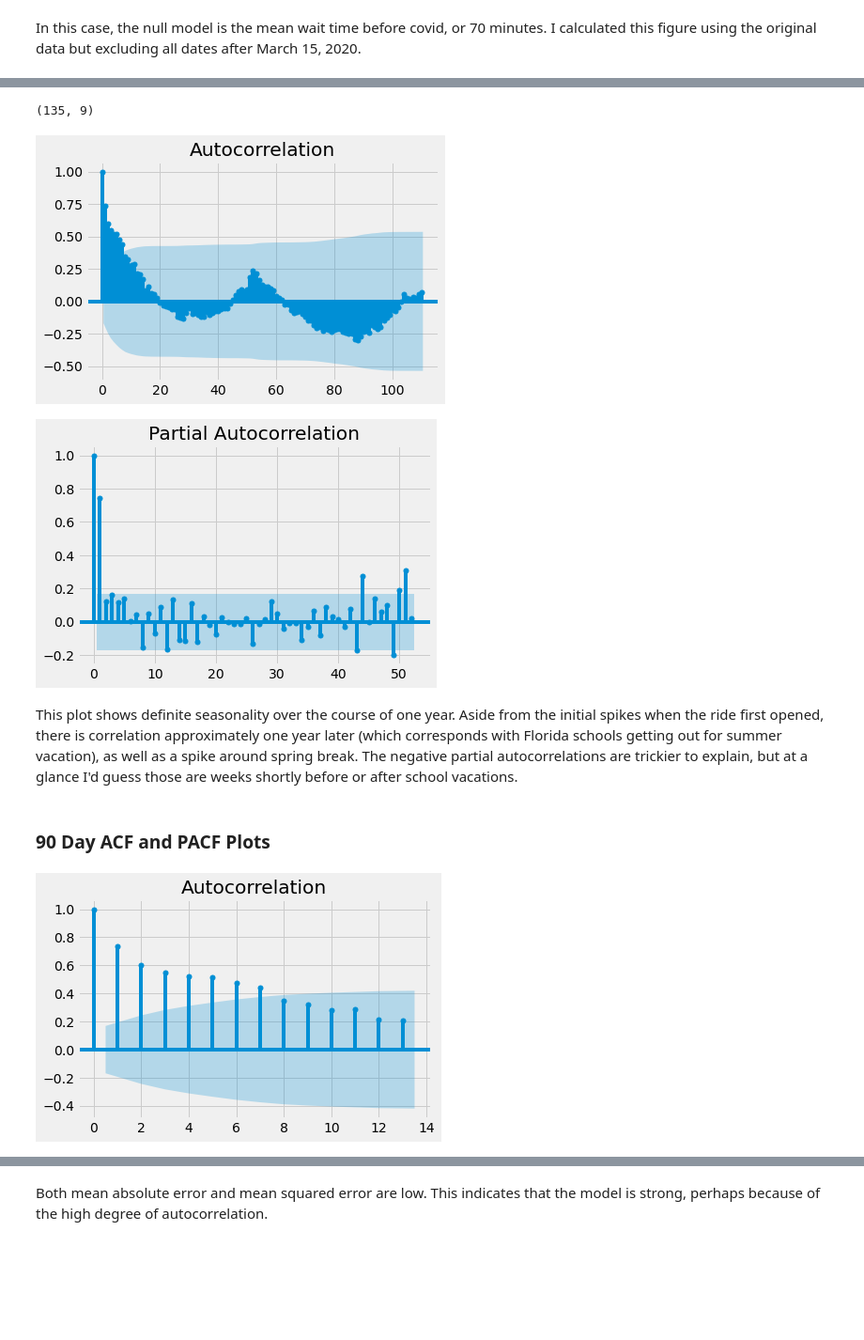
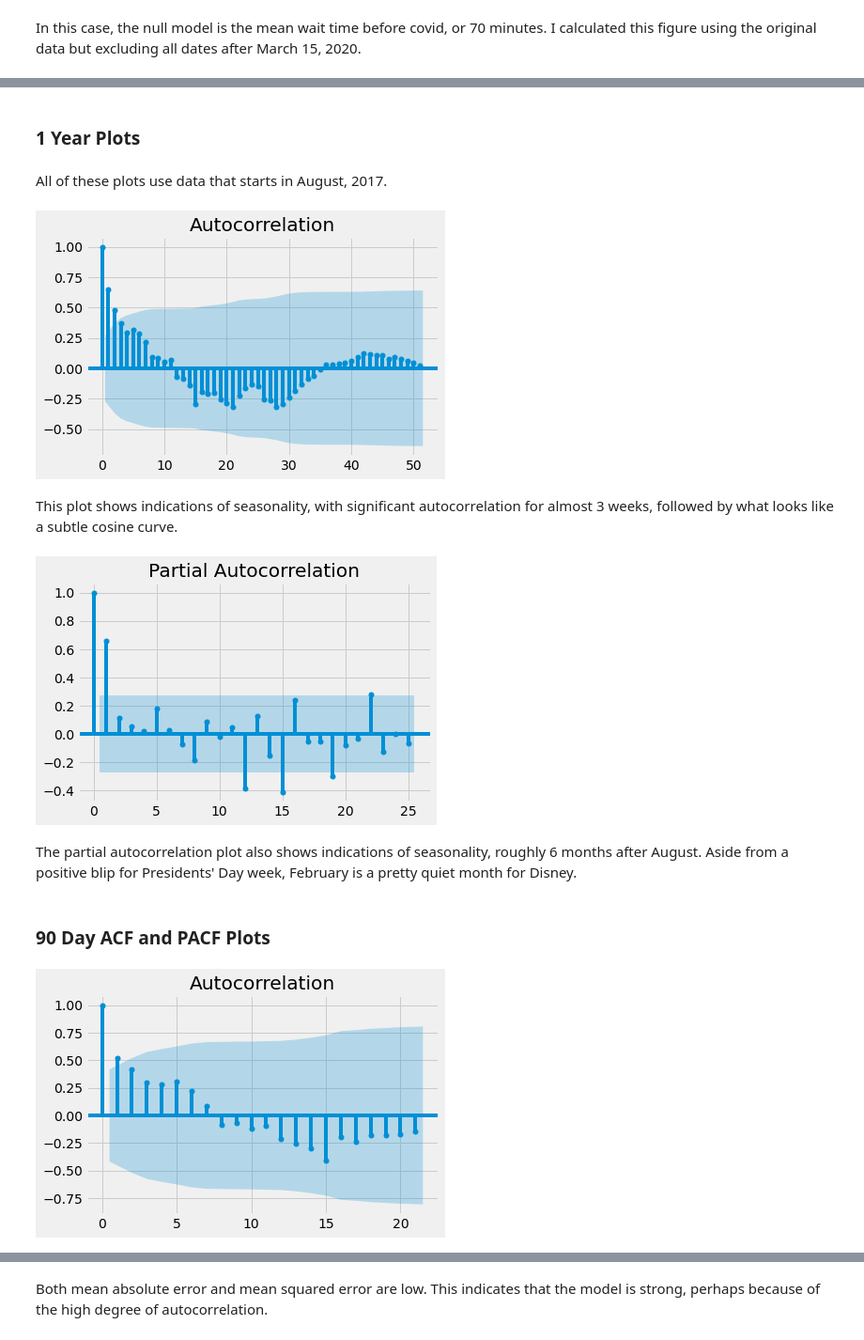
Before and after one commit to usability42/Disney_Wait_Times, a Jupyter notebook: Notebook-2-Navi-River-Journey.ipynb, the cells around one changed output, grey strips where cells are left out. Shown at 94% size. Cells and saved outputs as stored; diff of their text form; code cells hidden in the pictures; blank space fills up the shorter version.

```diff
--- a/Notebook-2-Navi-River-Journey.ipynb
+++ b/Notebook-2-Navi-River-Journey.ipynb
@@ -121,7 +120,7 @@ precovid_daily.head()
 | 4 | 2017-05-26 | 2017-05-26 09:45:32 | NaN | 45.0 | 5 | Friday | 2017-05-26 |
 # %%
 # Limit data to precovid
-precovid_daily = precovid_daily[precovid_daily.date2 < '2020-01-01']
+precovid_daily = precovid_daily[precovid_daily.date2 < '2019-01-01']
 precovid_daily.set_index('date', inplace=True)
 
 # Group waiting times by date to get avg_daily_wait
@@ -331,3 +539,12 @@ precovid_weekly.head()
 | 2017-06-15 | 2017-06-16 01:03:06 | NaN | 0.0 | 4 | Thursday | 2017-06-15 | 52.254902 | 20 | 2 | ... |
 | 2017-06-22 | 2017-06-23 01:03:08 | NaN | 20.0 | 4 | Thursday | 2017-06-22 | 55.544872 | 27 | 3 | ... |
 | 2017-06-29 | 2017-06-30 01:03:06 | NaN | 20.0 | 4 | Thursday | 2017-06-29 | 60.312500 | 34 | 4 | ... |
+# %%
+# Had to copy data first before limiting by date.  Didn't work when I tried to combine steps.
+Aug17 = precovid_weekly.copy()
+Aug18 = precovid_weekly.copy()
+
+Aug17 = Aug17[Aug17['date2'] > '2017-07-31']
+Aug17 = Aug17[Aug17['date2'] <= '2017-12-31']
+Aug18 = Aug18[Aug18['date2'] > '2018-07-31']
+Aug18 = Aug18[Aug18['date2'] <= '2018-12-31']
@@ -333,0 +561,6 @@ precovid_weekly.head()
+# %%
+# Between covid and the ride opening in May, 2017, week_number in all Aug dfs must be
+# calibrated to be in sync with each other
+
+Aug17['week_number'] = Aug17['week_number'] - 9
+Aug18['week_number'] = Aug18['week_number'] - 61
@@ -390,0 +685,5 @@ There is definite weekly fluctuation, but it doesn't appear to form a clear patt
+# %%
+Aug17.set_index('week_number', inplace=True)
+Aug18.set_index('week_number', inplace=True)
+Aug19.set_index('week_number', inplace=True)
+Aug20.set_index('week_number', inplace=True)
@@ -404,27 +762,30 @@ In this case, the null model is the mean wait time before covid, or 70 minutes.
-# %%
-precovid_weekly.shape
-# %% [output]
-(135, 9)
+# %% [markdown]
+### 1 Year Plots
+# %% [markdown]
+All of these plots use data that starts in August, 2017.
 # %%
-# Weekly ACF plot for May 26, 2017 - July, 15, 2019: pre-covid
-plot_acf(precovid_weekly['avg_weekly_wait'], lags=110)
+# Weekly ACF plot for May 26, 2017 - May 26, 2018: pre-covid
+# X-axis = week number
+plot_acf(precovid_weekly_2['avg_weekly_wait'], lags=51)
 plt.show()
 # %% [output]
-[figure, old version]
+[figure, new version]
+# %% [markdown]
+This plot shows indications of seasonality, with significant autocorrelation for almost 3 weeks, followed by what looks like a subtle cosine curve.
 # %%
-# Weekly PACF plot for May 26, 2017 - Dec 31, 2018: pre-covid
-plot_pacf(precovid_weekly['avg_weekly_wait'], lags=52)
+# Weekly PACF plot for May 26, 2017 - May 26, 2018: pre-covid
+plot_pacf(precovid_weekly_2['avg_weekly_wait'], lags=25)
 plt.show()
 # %% [output]
-[figure, old version]
+[figure, new version]
 # %% [markdown]
-This plot shows definite seasonality over the course of one year.  Aside from the initial spikes when the ride first opened, there is correlation approximately one year later (which corresponds with Florida schools getting out for summer vacation), as well as a spike around spring break.  The negative partial autocorrelations are trickier to explain, but at a glance I'd guess those are weeks shortly before or after school vacations.
+The partial autocorrelation plot also shows indications of seasonality, roughly 6 months after August.  Aside from a positive blip for Presidents' Day week, February is a pretty quiet month for Disney.
 # %% [markdown]
 ### 90 Day ACF and PACF Plots
 # %%
-# 13 Week plot beginning May 26, 2017 (roughly 3 months)
-plot_acf(precovid_weekly['avg_weekly_wait'], lags=13)
+# 5 month plot, beginning Aug 1, 2017 (roughly 5 months)
+plot_acf(Aug17['avg_weekly_wait'], lags=21)
 plt.show()
 # %% [output]
-[figure, old version]
+[figure, new version]
 # %% [markdown]
```
Also changed, not shown: parts of 161 cells of this notebook, 4 other files.
